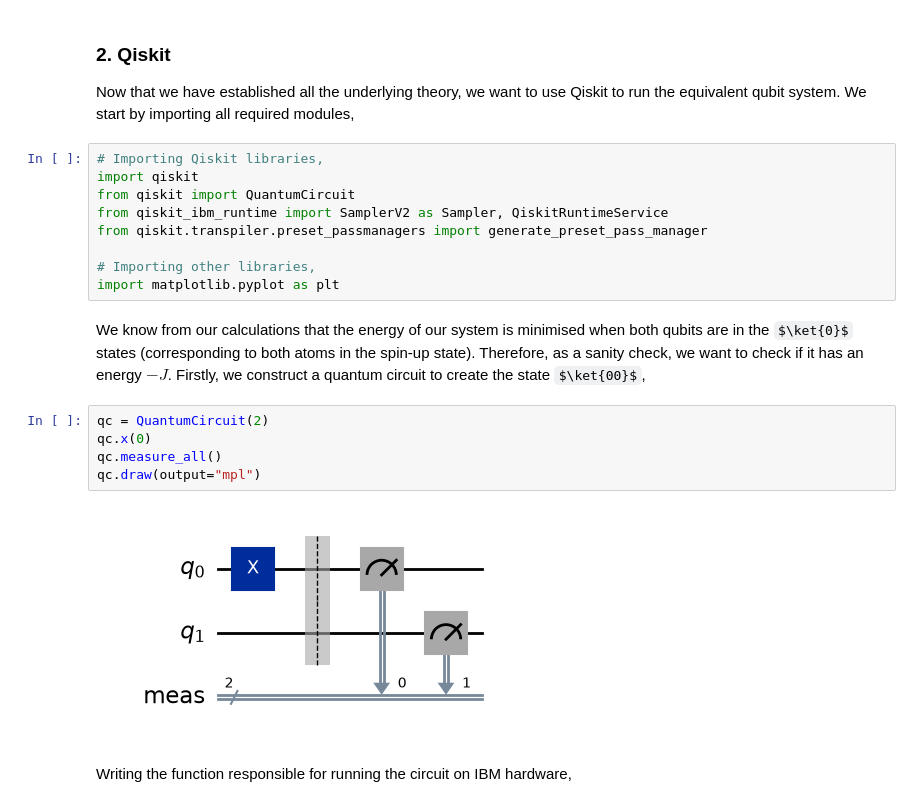
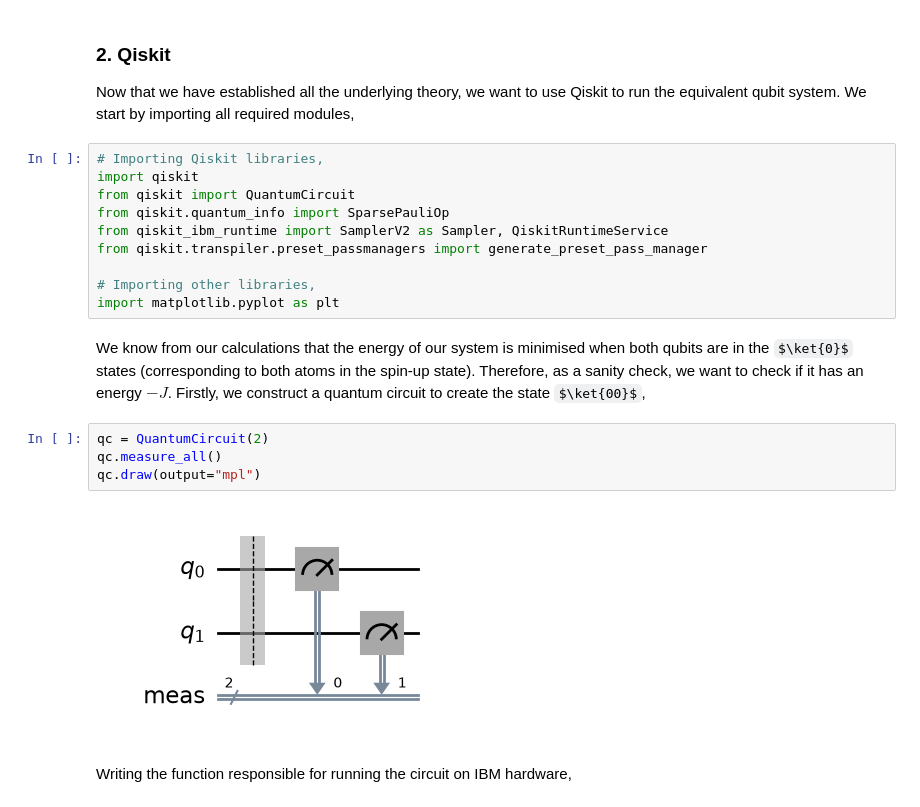
Before and after one commit to prithvi-ramrucha/From-Zero-to-Quantum, a Jupyter notebook: Lesson 3.ipynb, the cells around one changed output. Drawn from its saved outputs; the diff is of its cells as text; some formulas as TeX source.

```diff
--- a/Lesson 3.ipynb
+++ b/Lesson 3.ipynb
@@ -43,6 +43,7 @@ Now that we have established all the underlying theory, we want to use Qiskit to
 # Importing Qiskit libraries,
 import qiskit
 from qiskit import QuantumCircuit
+from qiskit.quantum_info import SparsePauliOp
 from qiskit_ibm_runtime import SamplerV2 as Sampler, QiskitRuntimeService
 from qiskit.transpiler.preset_passmanagers import generate_preset_pass_manager
 
@@ -53,11 +54,10 @@ We know from our calculations that the energy of our system is minimised when bo
 we want to check if it has an energy $-J$. Firstly, we construct a quantum circuit to create the state $\ket{00}$,
 # %%
 qc = QuantumCircuit(2)
-qc.x(0)
 qc.measure_all()
 qc.draw(output="mpl")
 # %% [output]
-[figure, old version]
+[figure, new version]
 # %% [markdown]
 Writing the function responsible for running the circuit on IBM hardware,
 # %%
```
Also changed, not shown: parts of 5 cells of this notebook.
